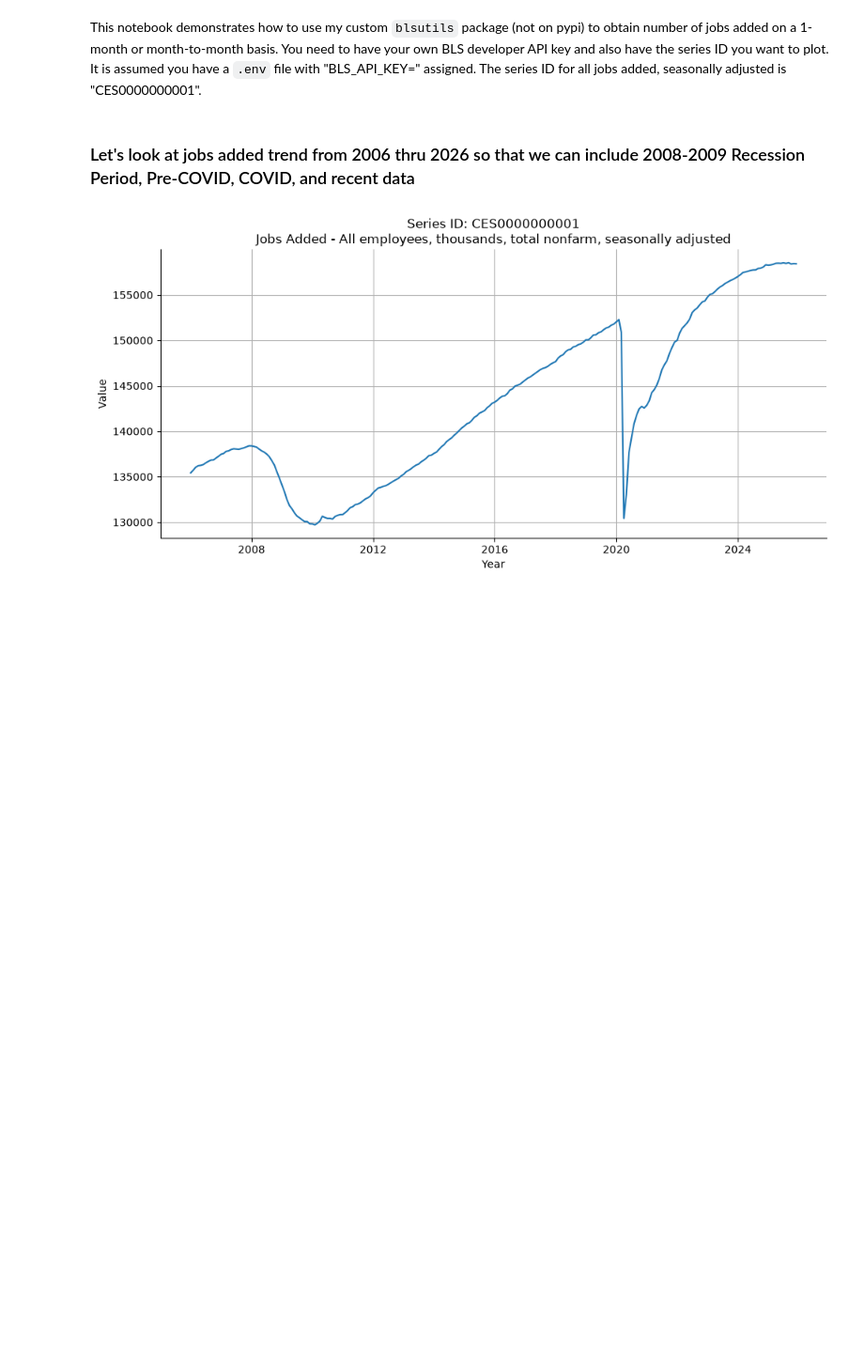
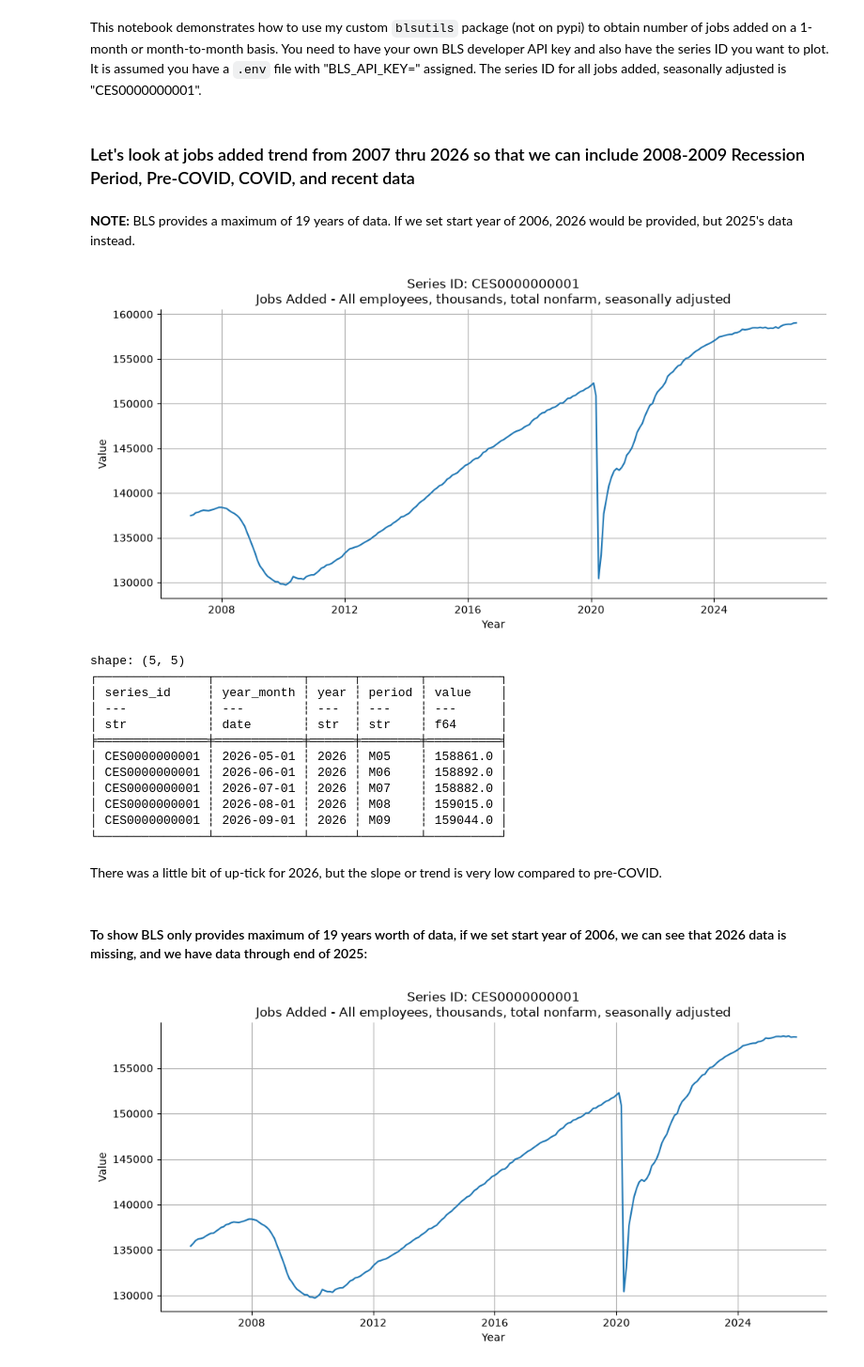
Before and after one commit to pybokeh/data-sets, a Jupyter notebook: bls/Using_blsutils.ipynb, the cells around one changed output. Shown at 94% size. Cells and saved outputs as stored; diff of their text form; code cells hidden in the pictures; blank space fills up the shorter version.

```diff
--- a/bls/Using_blsutils.ipynb
+++ b/bls/Using_blsutils.ipynb
@@ -7,7 +7,32 @@ from blsutils import BLSClient
 import matplotlib.pyplot as plt
 import polars as pl
 # %% [markdown]
-### Let's look at jobs added trend from 2006 thru 2026 so that we can include 2008-2009 Recession Period, Pre-COVID, COVID, and recent data
+### Let's look at jobs added trend from 2007 thru 2026 so that we can include 2008-2009 Recession Period, Pre-COVID, COVID, and recent data
+# %% [markdown]
+**NOTE:** BLS provides a maximum of 19 years of data.  If we set start year of 2006, 2026 would be provided, but 2025's data instead.
+# %%
+with BLSClient() as client:
+    df = client.fetch_df("CES0000000001", 2007, 2026)
+    client.plot_bls_series(df, "Jobs Added - All employees, thousands, total nonfarm, seasonally adjusted")
+    print(df.tail())
+# %% [output]
+[figure, added]
+shape: (5, 5)
+┌───────────────┬────────────┬──────┬────────┬──────────┐
+│ series_id     ┆ year_month ┆ year ┆ period ┆ value    │
+│ ---           ┆ ---        ┆ ---  ┆ ---    ┆ ---      │
+│ str           ┆ date       ┆ str  ┆ str    ┆ f64      │
+╞═══════════════╪════════════╪══════╪════════╪══════════╡
+│ CES0000000001 ┆ 2026-05-01 ┆ 2026 ┆ M05    ┆ 158861.0 │
+│ CES0000000001 ┆ 2026-06-01 ┆ 2026 ┆ M06    ┆ 158892.0 │
+│ CES0000000001 ┆ 2026-07-01 ┆ 2026 ┆ M07    ┆ 158882.0 │
+│ CES0000000001 ┆ 2026-08-01 ┆ 2026 ┆ M08    ┆ 159015.0 │
+│ CES0000000001 ┆ 2026-09-01 ┆ 2026 ┆ M09    ┆ 159044.0 │
+└───────────────┴────────────┴──────┴────────┴──────────┘
+# %% [markdown]
+There was a little bit of up-tick for 2026, but the slope or trend is very low compared to pre-COVID.
+# %% [markdown]
+#### To show BLS only provides maximum of 19 years worth of data, if we set start year of 2006, we can see that 2026 data is missing, and we have data through end of 2025:
 # %%
 with BLSClient() as client:
     df = client.fetch_df("CES0000000001", 2006, 2026)
```
Also changed, not shown: parts of 26 cells of this notebook.
